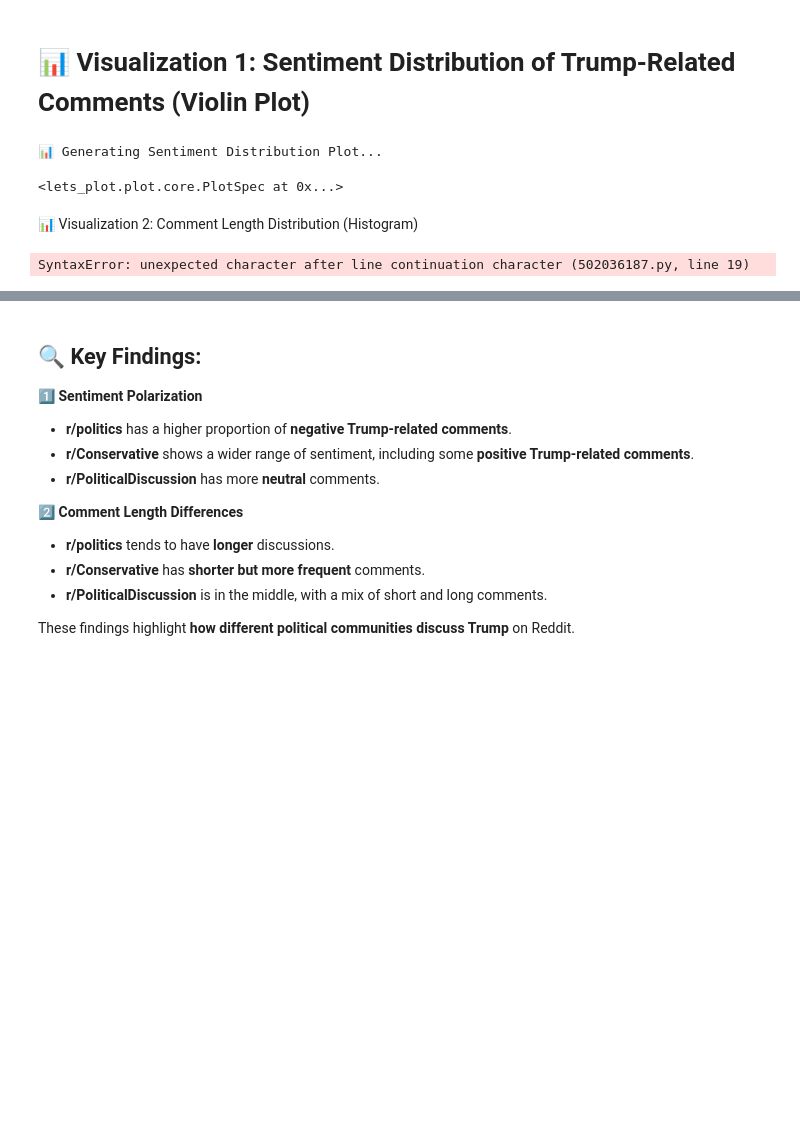
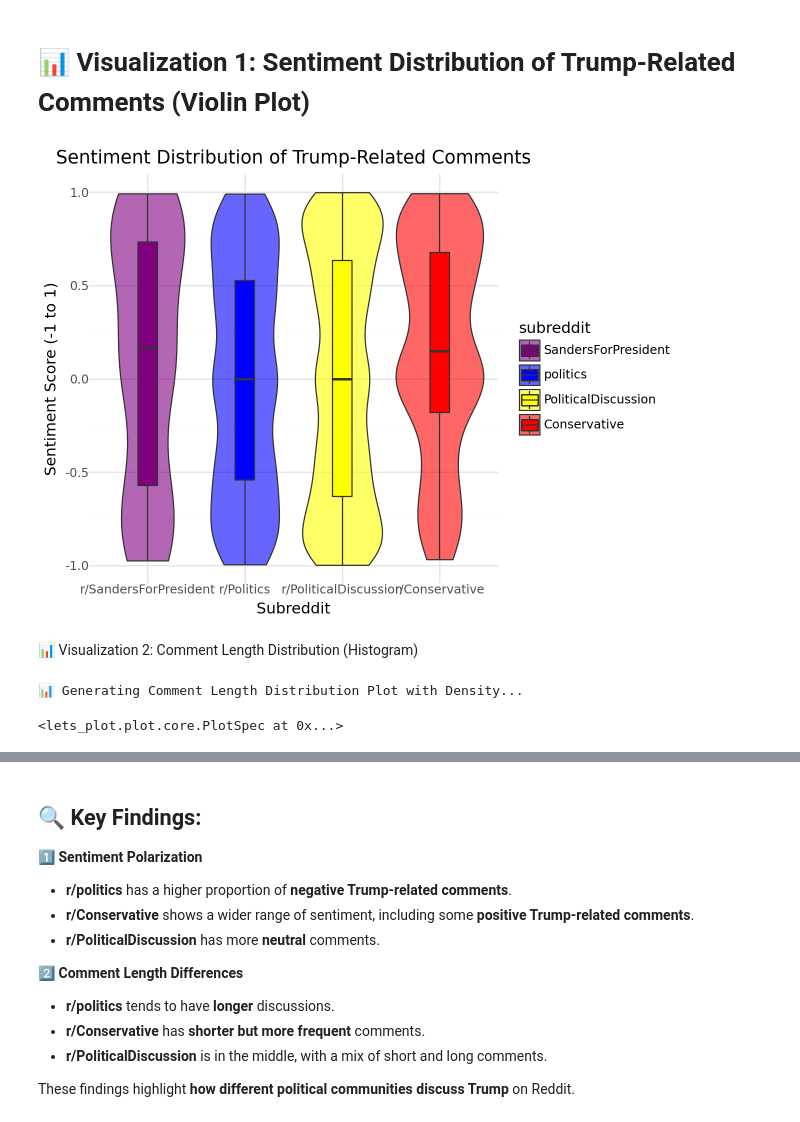
Before and after one commit to ajchan03/Alt-Summative, a Jupyter notebook: code/NB03 - Data Analysis and Visualisation.ipynb, the cells around one changed output, grey strips where cells are left out. Cells and saved outputs as stored; diff of their text form; code cells hidden in the pictures; blank space fills up the shorter version.

```diff
--- a/code/NB03 - Data Analysis and Visualisation.ipynb
+++ b/code/NB03 - Data Analysis and Visualisation.ipynb
@@ -54,33 +55,70 @@ display(df_comments.head())
 # %% [markdown]
 # 📊 Visualization 1: Sentiment Distribution of Trump-Related Comments (Violin Plot)
 # %%
+from plotnine import *
+
+# Define the correct order of subreddits
+subreddit_order = ["SandersForPresident", "politics", "PoliticalDiscussion", "Conservative"]
+
+# Map the custom names
+custom_labels = {
+    "SandersForPresident": "r/SandersForPresident",
+    "politics": "r/Politics",
+    "PoliticalDiscussion": "r/PoliticalDiscussion",
+    "Conservative": "r/Conservative"
+}
+
+# Convert subreddit column to categorical with the defined order
+df_comments["subreddit"] = pd.Categorical(df_comments["subreddit"], categories=subreddit_order, ordered=True)
+
+# Define custom colors for each subreddit
+custom_colors = {
+    "SandersForPresident": "purple",
+    "politics": "blue",
+    "PoliticalDiscussion": "yellow",
+    "Conservative": "red"
+}
+
 # 📊 Sentiment Distribution by Subreddit
-print("\n📊 Generating Sentiment Distribution Plot...")
-p1 = ggplot(df_comments, aes(x="subreddit", y="comment_sentiment", fill="subreddit")) + \
-    geom_violin(alpha=0.6) + \
-    geom_boxplot(width=0.2, outlier_alpha=0.3) + \
-    ggtitle("🔴 Sentiment Distribution of Trump-Related Comments") + \
-    xlab("Subreddit") + ylab("Sentiment Score (-1 to 1)") + \
-    theme_minimal()
+
+p1 = (
+    ggplot(df_comments, aes(x="subreddit", y="comment_sentiment", fill="subreddit"))
+    + geom_violin(alpha=0.6)
+    + geom_boxplot(width=0.2, outlier_alpha=0.3)
+    + ggtitle("Sentiment Distribution of Trump-Related Comments")
+    + xlab("Subreddit")
+    + ylab("Sentiment Score (-1 to 1)")
+    + scale_x_discrete(labels=custom_labels)  # Apply custom names
+    + scale_y_continuous(breaks=[-1, -0.5, 0.0, 0.5, 1])  # Custom Y-axis labels
+    + scale_fill_manual(values=custom_colors)  # Apply custom colors
+    + theme_minimal()
+)
+
 display(p1)
 # %% [output]
-📊 Generating Sentiment Distribution Plot...
-<lets_plot.plot.core.PlotSpec at 0x...>
+[figure, added]
 # %% [markdown]
 📊 Visualization 2: Comment Length Distribution (Histogram)
 # %%
+# ✅ Filter for only 'politics' and 'Conservative' subreddits
+df_filtered_comments = df_comments[df_comments["subreddit"].isin(["politics", "Conservative"])].copy()
 
-df_filtered_comments = df_comments[df_comments["subreddit"].isin(["politics", "Conservative"])]
+# ✅ Convert 'subreddit' column to categorical type
+df_filtered_comments["subreddit"] = df_filtered_comments["subreddit"].astype("category")
 
+# 📊 Improved Comment Length Distribution Plot with Density
+print("\n📊 Generating Comment Length Distribution Plot with Density...")
+p2 = ggplot(df_filtered_comments, aes(x="comment_length", fill="subreddit", y="..density..")) + \
+    geom_histogram(bins=30, alpha=0.6, position="identity") + \
+    ggtitle("📊 Normalized Comment Length Distribution by Subreddit") + \
+    xlab("Comment Length (Words)") + \
+    ylab("Density") + \
+    xlim(0, 250) + \
+    scale_fill_manual(values={"r/Politics": "#1f77b4", "r/Conservative": "#d62728"}) + \
+    theme_minimal() + \
+    theme(text=element_text(size=14, family="Arial"))  # ✅ Custom Font
 
-# 📊 Comment Length Distribution by Subreddit
-print("\n📊 Generating Comment Length Distribution Plot...")
-p2 = ggplot(df_filtered_comments, aes(x="comment_length", fill="subreddit")) + \
-    geom_histogram(bins=30, alpha=0.6, position="identity") + \
-    ggtitle("🔵 Comment Length Distribution") + \
-    xlab("Comment Length (Words)") + ylab("Frequency") + \
-    xlim(0, 250) + \
-    theme_minimal()
 display(p2)
 # %% [output]
-SyntaxError: unexpected character after line continuation character (502036187.py, line 19)
+📊 Generating Comment Length Distribution Plot with Density...
+<lets_plot.plot.core.PlotSpec at 0x...>
```
Also changed, not shown: parts of 6 cells of this notebook, 9 other files.
